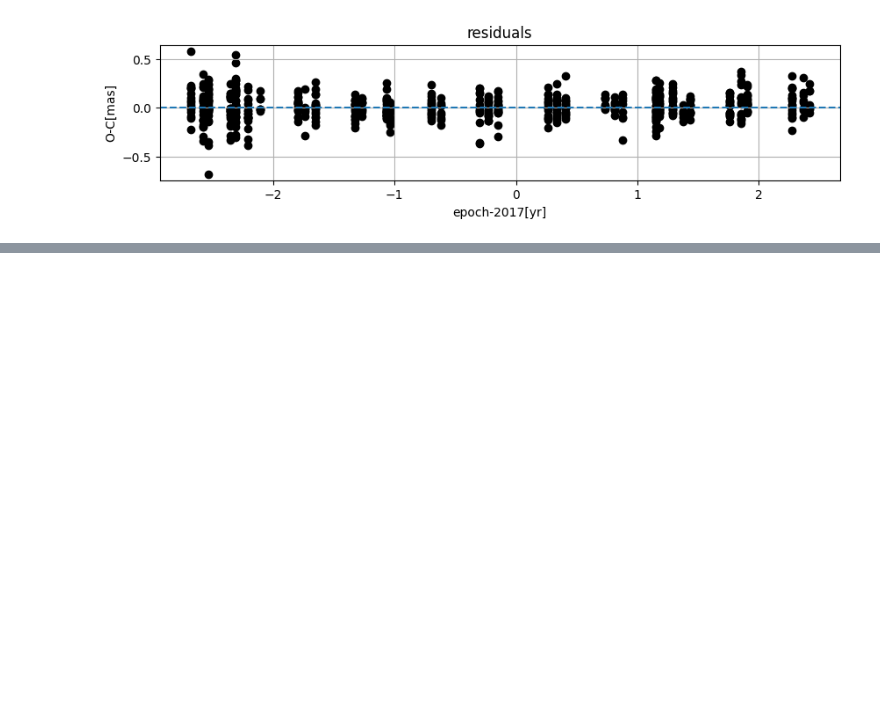
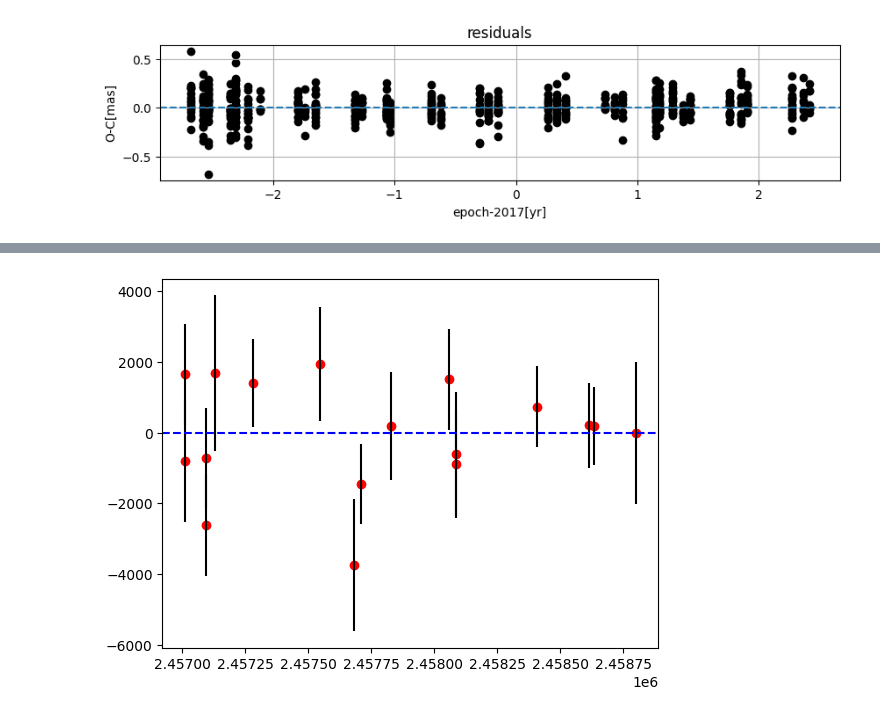
Before and after one commit to TSchiwy/ExTRA, a Jupyter notebook: play.ipynb, the cells around one changed output, grey strips where cells are left out. Cells and saved outputs as stored; diff of their text form; code cells hidden in the pictures; blank space fills up the shorter version.

```diff
--- a/play.ipynb
+++ b/play.ipynb
@@ -259,7 +259,7 @@ plt.show()
 def L_gaia_rv(theta,rvs,gaia_ad,gaia_stand):
     P,e,om,i,Om,T0,a=theta[:7]
     correction=theta[7:12]
-    v0=theta[:]
+    v0=theta[-1]
 
     t,data,err=rvs
 
@@ -268,5 +268,12 @@ def L_gaia_rv(theta,rvs,gaia_ad,gaia_stand):
 
     c_parallax=gaia_stand[2]+correction[2]
 
+
+
     Lg=ex.L_gaia(gaia_ad, gaia_stand, correction, P, e, om, i, Om, T0, a)
-    Lr=ex.L_RVs_comb(t, data, err, np.zeros(len(rvs)),v0, P, e, om, i, T0, a, c_parallax)
+
+    Lr=ex.L_RVs_comb(t, data, err, 0,v0, P, e, om, i, T0, a, c_parallax)
+
+
+
+    return Lg+Lr
@@ -278,0 +333,9 @@ np.float64(2448349.0625)
+# %%
+rv_res=rvmod[1]-ex.RV_comb(fitlol.x[-1],*fitlol.x[:4],*fitlol.x[5:7],g_stand[2],rv[0])
+
+plt.scatter(rv[0],rv_res,c="r")
+plt.errorbar(rv[0],rv_res,rv[2]*1000,c="k",linestyle="")
+plt.axhline(0,c="b",linestyle="--")
+plt.show()
+# %% [output]
+[figure, added]
```
Also changed, not shown: parts of 10 cells of this notebook, 2 other files.
